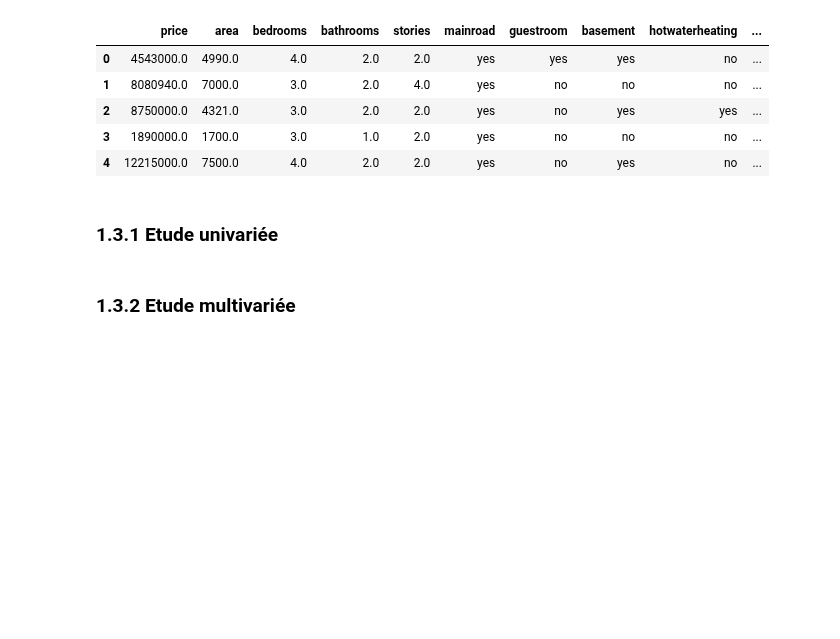
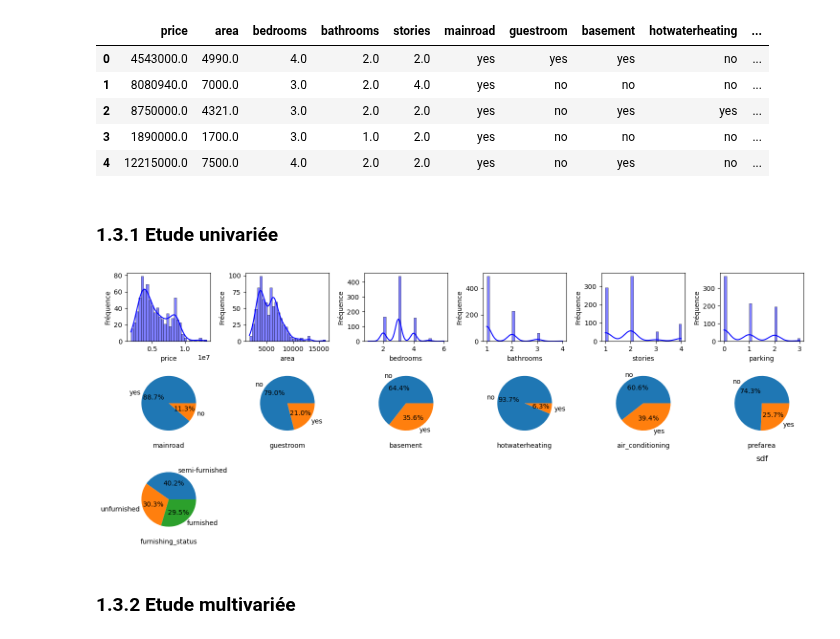
Before and after one commit to Rachadja/house_pricing, a Jupyter notebook: notebook.ipynb, the cells around one changed output. Saved outputs shown, nothing was run; the diff lists cells and outputs as text; code cells hidden in the pictures; blank space fills up the shorter version.

```diff
--- a/notebook.ipynb
+++ b/notebook.ipynb
@@ -36,6 +36,6 @@ import numpy as np
 # %% [markdown]
 ## 1.1 Importation des données
 # %%
-df = load_data('src/data_processing/load_data.py')
-# pd.read_csv('C:/Users/BIBER/Desktop/adama_project/projet-ds/data/house_prices.csv')
+df = pd.read_csv('c:/Users/houss/Desktop/folder3/sdf/projet-ds/data/house_prices.csv')
+# pd.read_csv('data/house_prices.csv')
 df.head()
@@ -67,6 +74,8 @@ def formatage_donnee(data):
 
 
     return data
+
+df = formatage_donnee(df)
 # %% [markdown]
 ### 1.2.2 Valeurs manquantes
 # %%
@@ -133,7 +125,7 @@ def etude_univarie(data):
     colonne_quanti = data.select_dtypes("float").columns
     colonne_quali = data.select_dtypes("object").columns
 
-    fig, axes = plt.subplots(nrows=3, ncols=len(colonne_quanti), figsize=(15, 8))
+    fig, axes = plt.subplots(nrows=3, ncols=len(colonne_quanti), figsize=(15, 6))
 
     # Parcourez chaque colonne quantitative et affichez son histogramme
     for i, col in enumerate(colonne_quanti):
@@ -158,6 +150,11 @@ def etude_univarie(data):
     # Ajustez la mise en page pour éviter les chevauchements d'étiquettes
     plt.tight_layout()
     # Affichez la figure
+    fig.suptitle("Figure Title")
     plt.show()
+# %%
+ etude_univarie(df)
+# %% [output]
+[figure, added]
 # %% [markdown]
 ### 1.3.2 Etude multivariée
```
Also changed, not shown: parts of 3 cells of this notebook.
